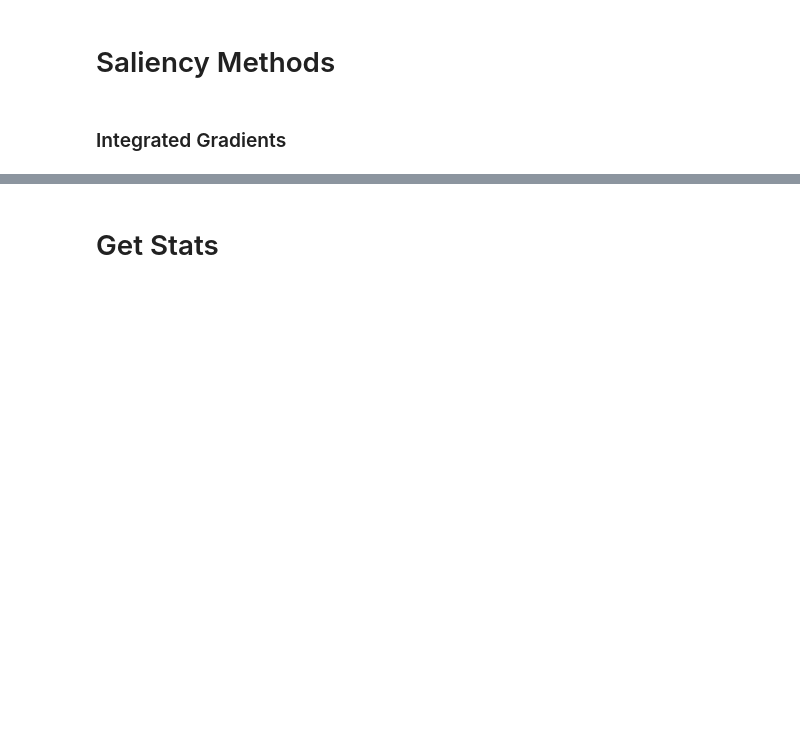
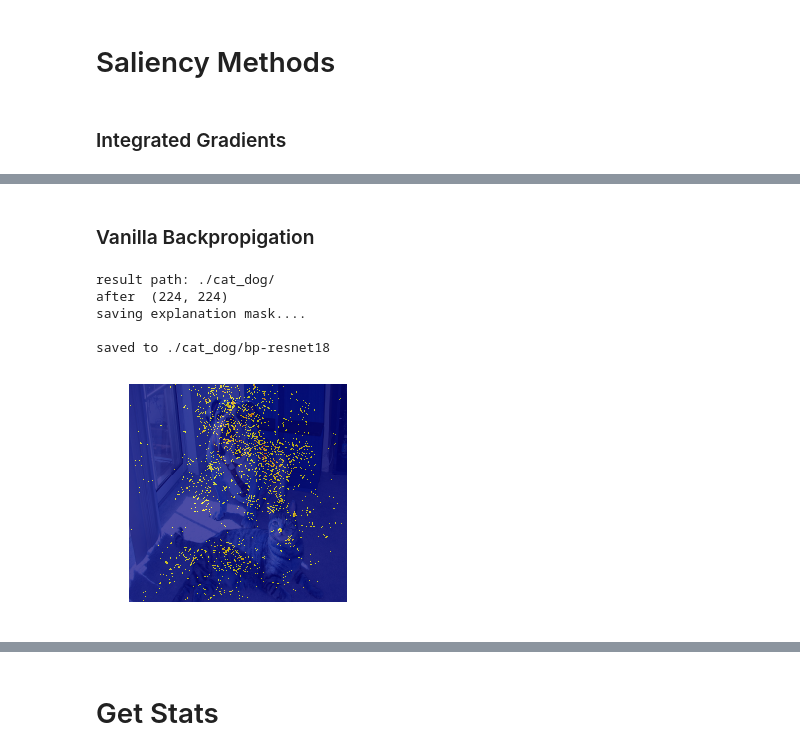
Before and after one commit to lisadunlap/explain-eval-remote, a Jupyter notebook: notebooks/Getting_Started.ipynb, the cells around one changed output, grey strips where cells are left out. Cells and saved outputs as stored; diff of their text form; code cells hidden in the pictures; blank space fills up the shorter version.

```diff
--- a/notebooks/Getting_Started.ipynb
+++ b/notebooks/Getting_Started.ipynb
@@ -93,0 +157,21 @@ saved to ../results/explanation_examples/white_car/white_car1/ig-vgg19
+# %% [markdown]
+### Vanilla Backpropigation
+# %%
+#generate image for the predicted class
+bp_expl = gen_grounding(displ_img,
+                        'bp',
+                        'cat_dog',
+                        'resnet18',
+                        target_index=1,
+                        layer='layer4.2',
+                        show=True,
+                        save=True,
+                        save_path='./',
+                        device=2)
+# %% [output]
+result path: ./cat_dog/
+after  (224, 224)
+saving explanation mask....
+
+saved to ./cat_dog/bp-resnet18
+[figure, added]
```
Also changed, not shown: parts of 22 cells of this notebook, 1 other file.
